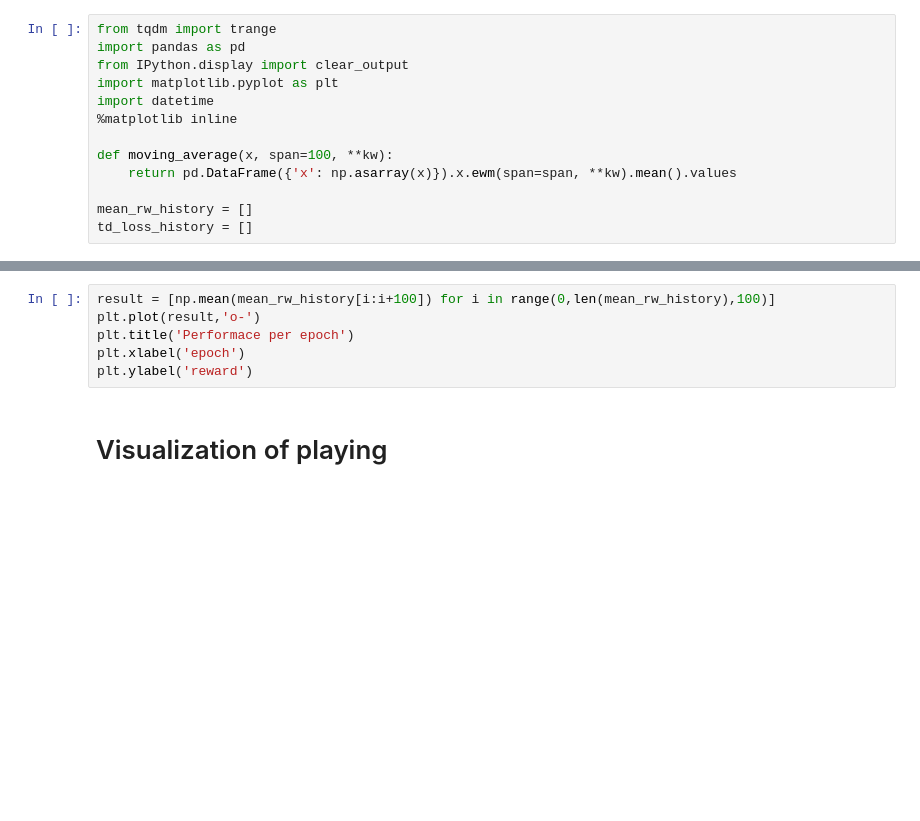
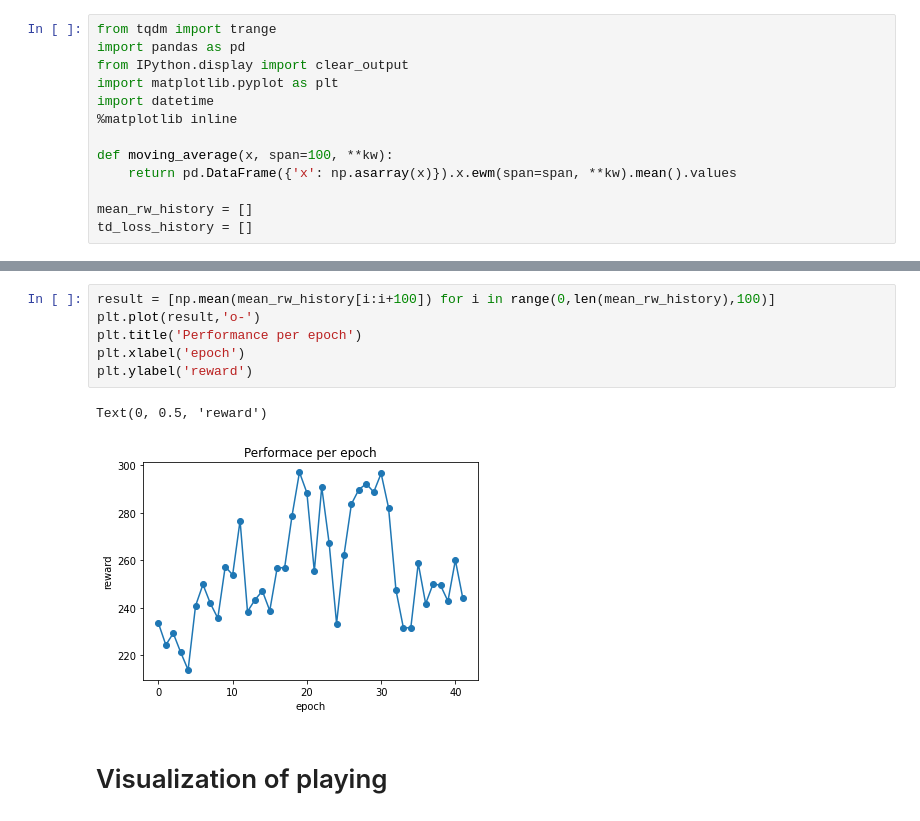
Before and after one commit to HikkaV/RL-drafts, a Jupyter notebook: dqn_agents/dqn_atari.ipynb, the cells around one changed output, grey strips where cells are left out. Saved outputs shown, nothing was run; the diff lists cells and outputs as text; blank space fills up the shorter version.

```diff
--- a/dqn_agents/dqn_atari.ipynb
+++ b/dqn_agents/dqn_atari.ipynb
@@ -325,9 +296,12 @@ buffer size = 30000, epsilon = 0.92489, epoch = 0
 # %%
 result = [np.mean(mean_rw_history[i:i+100]) for i in range(0,len(mean_rw_history),100)]
 plt.plot(result,'o-')
-plt.title('Performace per epoch')
+plt.title('Performance per epoch')
 plt.xlabel('epoch')
 plt.ylabel('reward')
+# %% [output]
+Text(0, 0.5, 'reward')
+[figure, added]
 # %% [markdown]
 # Visualization of playing
 # %%
```
Also changed, not shown: parts of 13 cells of this notebook, 10 other files.
